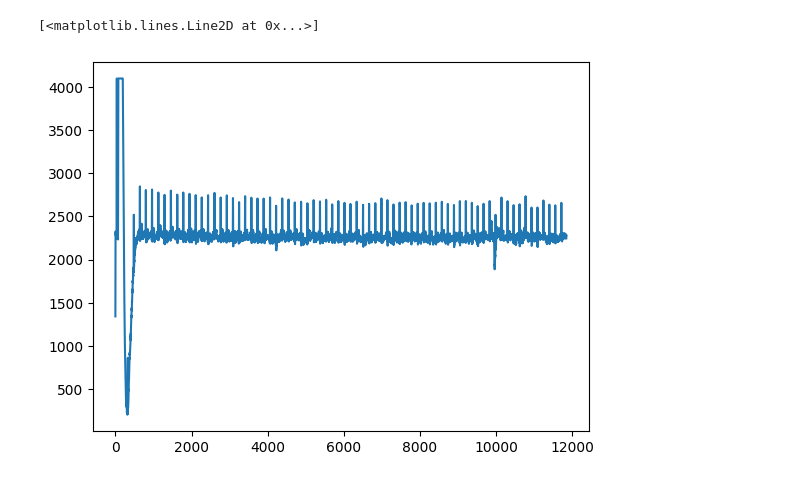
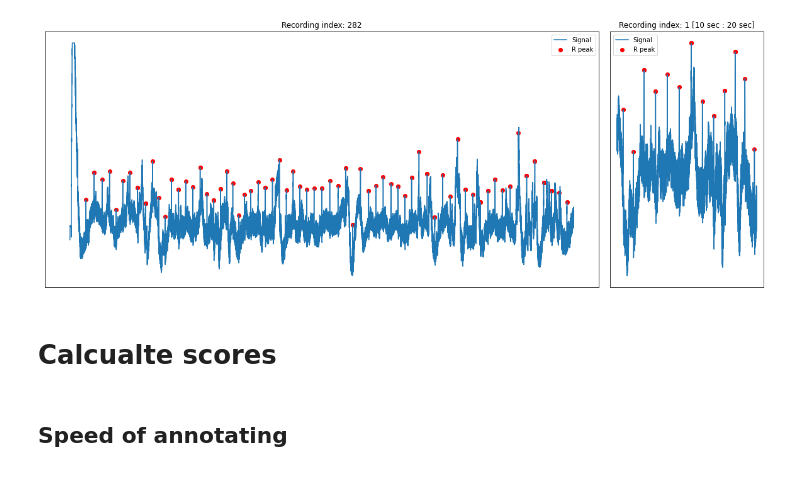
Before and after one commit to ovsienkobohdan/rpeak-detection, a Jupyter notebook: metrics_comparison.ipynb, the cells around one changed output. Saved outputs shown, nothing was run; the diff lists cells and outputs as text; code cells hidden in the pictures.

```diff
--- a/metrics_comparison.ipynb
+++ b/metrics_comparison.ipynb
@@ -24 +94,31 @@ else:
+# %%
+fig = plt.figure(constrained_layout=True, figsize=(16,6))
+rec_ind = plot_ecg_ind[0]
+gs = GridSpec(1, 3, figure=fig)
+ax1 = fig.add_subplot(gs[0, :-1])
+ax2 = fig.add_subplot(gs[0, -1:])
+ax1.plot(ecg_signals[rec_ind], label="Signal")
+ax1.set_xticks([])
+ax1.set_yticks([])
+ax1.set_title(f"Recording index: {rec_ind}")
+ax1.scatter(peaks[rec_ind], [ecg_signals[rec_ind][i] for i in peaks[rec_ind]],
+            color="red", label="R peak")
+ax1.legend()
+
+ax2.plot(ecg_signals[rec_ind][2000: 4000], label="Signal")
+ax2.set_xticks([])
+ax2.set_yticks([])
+ax2.set_title("Recording index: 1 [10 sec : 20 sec]")
+ax2.scatter([i-2000 for i in peaks[rec_ind] if i > 2000 and i < 4000],
+            [ecg_signals[rec_ind][i] for i in [i for i in peaks[rec_ind] if
+                                               i > 2000 and i < 4000]],
+            color="red", label="R peak")
+ax2.legend()
+plt.show()
+# %% [output]
+[figure, added]
+# %% [markdown]
+# Calcualte scores
+# %% [markdown]
+## Speed of annotating
 # %%
@@ -56,6 +153 @@ ecg_signals = np.load("data/ecg.npy", allow_pickle=True)
-# %%
-plt.plot(ecg_signals[0])
-# %% [output]
-[<matplotlib.lines.Line2D at 0x...>]
-[figure, removed]
 # %%
```
Also changed, not shown: parts of 23 cells of this notebook, 2 other files.
